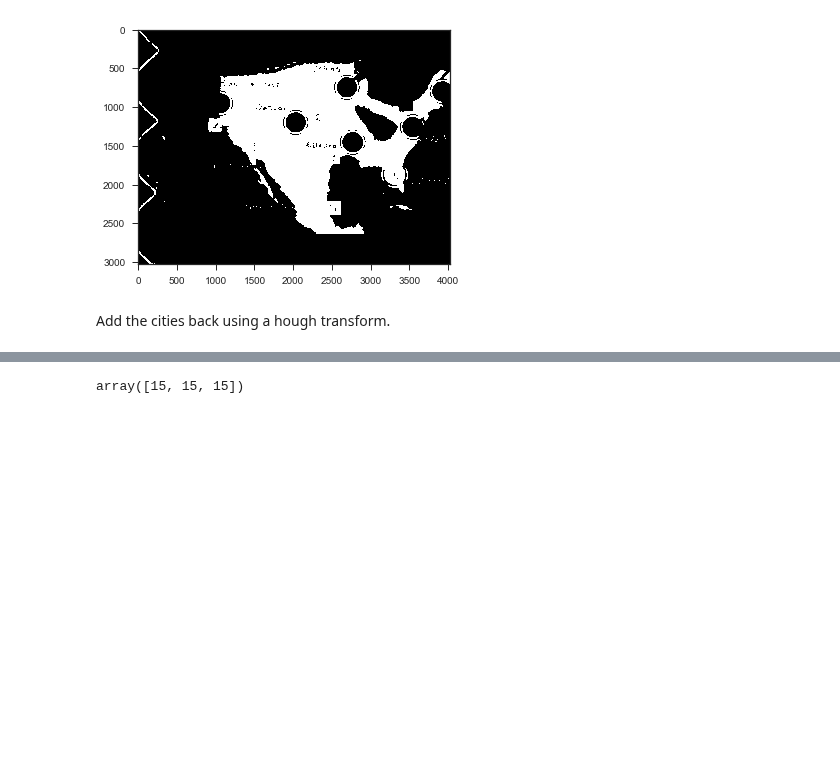
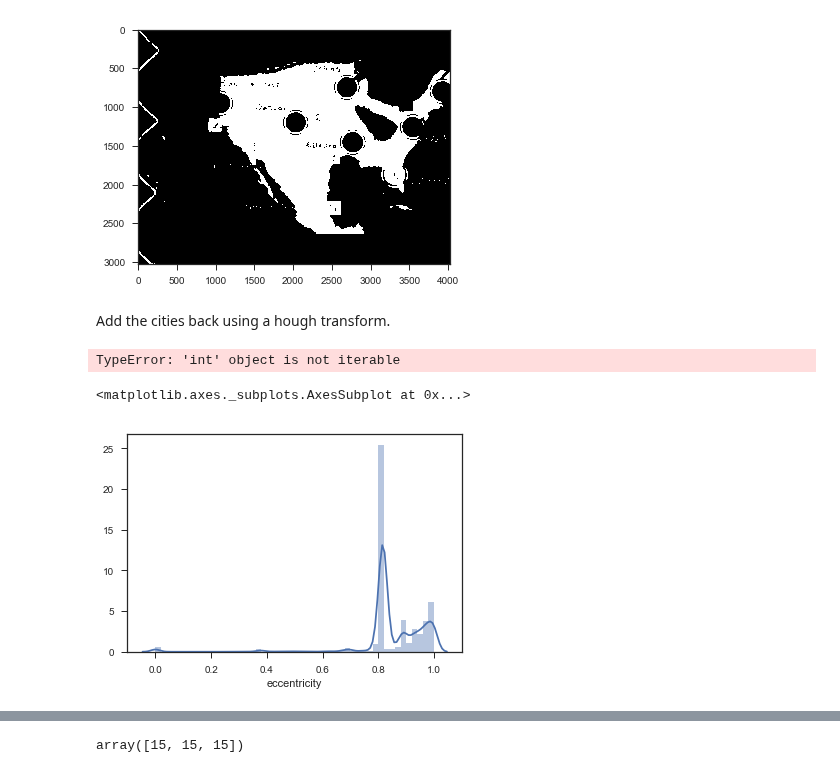
Before and after one commit to cardboardai/boardgame-bookie, a Jupyter notebook: boardgames/pandemic_legacy_season2/recon_cartographer.ipynb, the cells around one changed output, grey strips where cells are left out. Saved outputs shown, nothing was run; the diff lists cells and outputs as text; code cells hidden in the pictures; blank space fills up the shorter version.

```diff
--- a/boardgames/pandemic_legacy_season2/recon_cartographer.ipynb
+++ b/boardgames/pandemic_legacy_season2/recon_cartographer.ipynb
@@ -81,3 +106,29 @@ skimage.io.imshow(im2)
 [figure]
 # %% [markdown]
 Add the cities back using a hough transform.
+# %%
+im_s = im_hsv[:,:,1]
+im_s = skimage.morphology.erosion(im_s, skimage.morphology.selem.disk(11))
+im_edge = skimage.filters.sobel(im_s)
+thresh = skimage.filters.threshold_otsu(im_edge)
+im_edge = im_edge > thresh
+contours = skimage.measure.find_contours(skimage.img_as_float(im_edge), 0.99)
+# %% [output]
+TypeError: 'int' object is not iterable
+# %%
+im_contour = skimage.img_as_uint(np.zeros_like(im_s))
+for ind, obj in enumerate(contours):
+    for xy in obj:
+        im_contour[xy[0].astype(int), xy[1].astype(int)] = ind + 1
+# %%
+props = skimage.measure.regionprops(im_contour)
+# %%
+contour_props = {}
+contour_props["area"] = [p["area"] for p in props]
+contour_props["eccentricity"] = [p["eccentricity"] for p in props]
+df_contour = pandas.DataFrame.from_dict(contour_props)
+# %%
+sns.distplot(df_contour["eccentricity"])
+# %% [output]
+<matplotlib.axes._subplots.AxesSubplot at 0x...>
+[figure, added]
```
Also changed, not shown: parts of 9 cells of this notebook.
